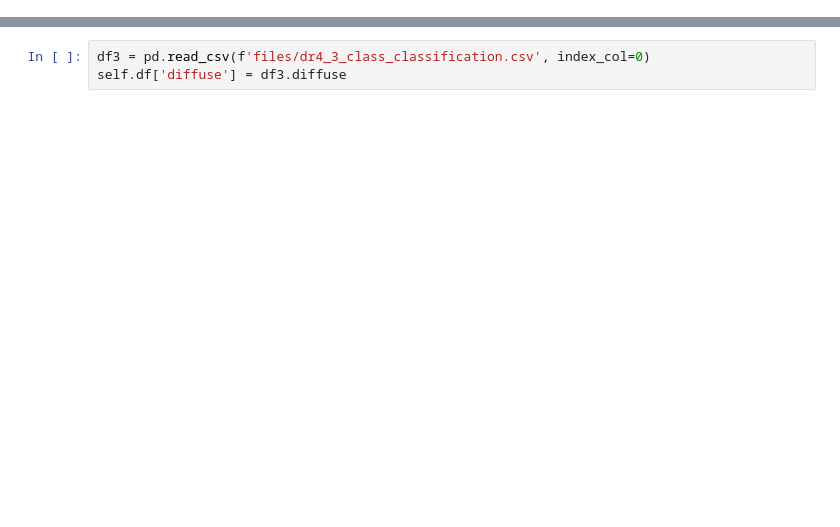
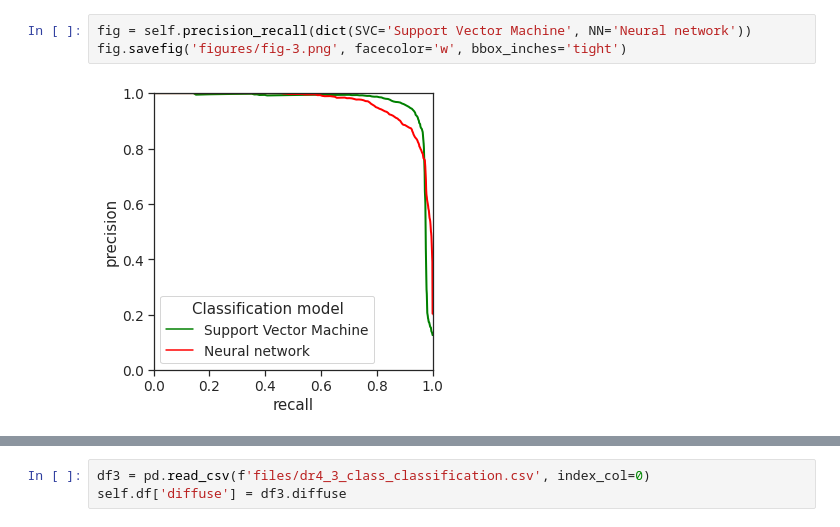
Before and after one commit to tburnett/srcpop, a Jupyter notebook: paper/ml_design.ipynb, the cells around one changed output, grey strips where cells are left out. Cells and saved outputs as stored; diff of their text form; blank space fills up the shorter version.

```diff
--- a/paper/ml_design.ipynb
+++ b/paper/ml_design.ipynb
@@ -35,0 +42,5 @@ File `files/dr4_3_class_classification.csv` exists--not overwriting.
+# %%
+fig = self.precision_recall(dict(SVC='Support Vector Machine', NN='Neural network'))
+fig.savefig('figures/fig-3.png', facecolor='w', bbox_inches='tight')
+# %% [output]
+[figure, added]
```
Also changed, not shown: parts of 38 cells of this notebook, 9 other files.
